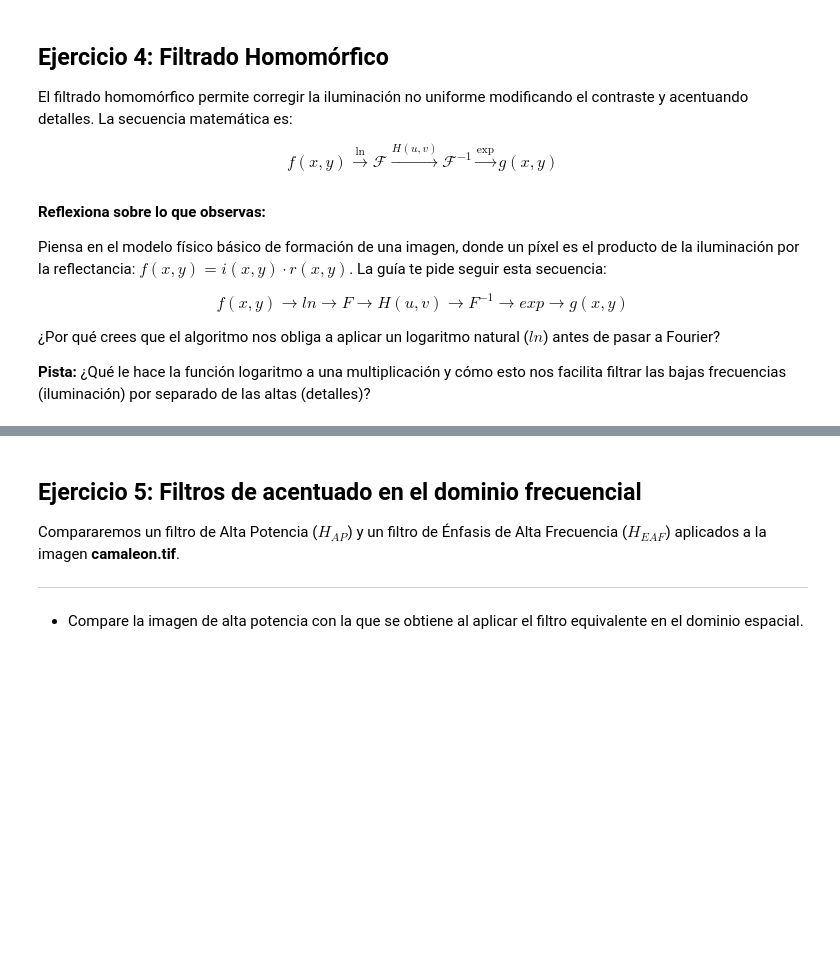
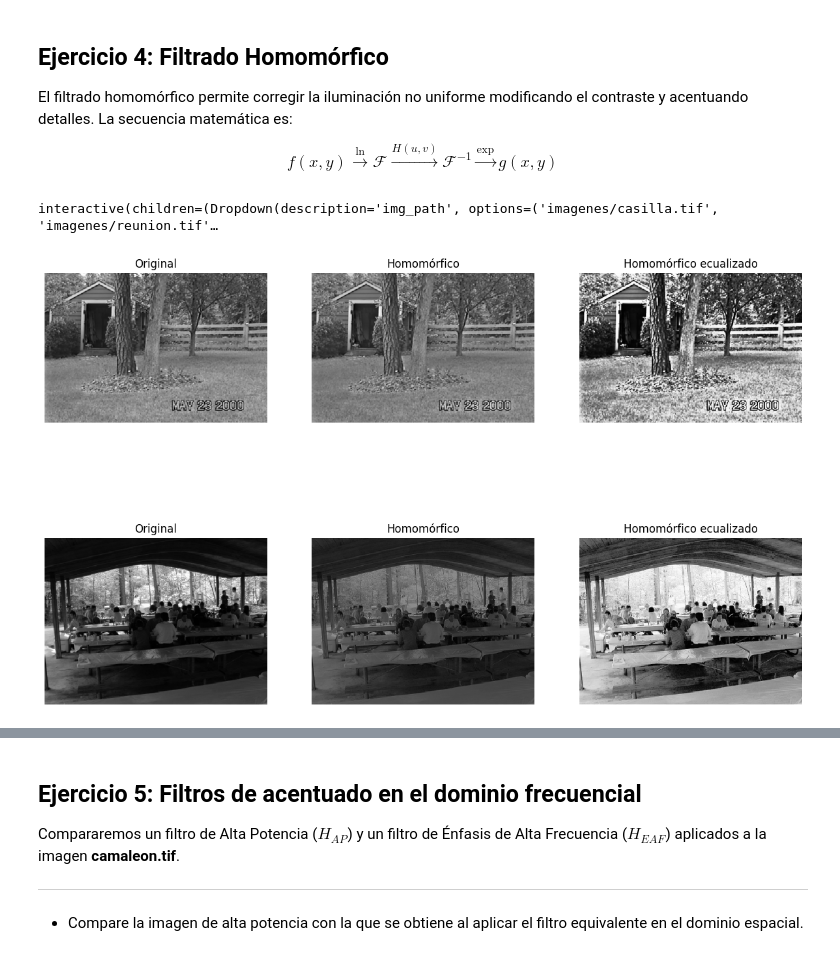
Before and after one commit to Lucasa98/pdi-2026, a Jupyter notebook: practica/tp5.ipynb, the cells around one changed output, grey strips where cells are left out. Drawn from its saved outputs; the diff is of its cells as text; code cells hidden in the pictures; blank space fills up the shorter version.

```diff
--- a/practica/tp5.ipynb
+++ b/practica/tp5.ipynb
@@ -354,11 +296,52 @@ interact(filtrado_homomorfico,
-# %% [markdown]
-**Reflexiona sobre lo que observas:**
-
- Piensa en el modelo fı́sico básico de formación de una imagen, donde un píxel es el producto de la iluminación por la reflectancia: $f(x,y)=i(x,y)⋅r(x,y)$.
-La guía te pide seguir esta secuencia:
-
-$$f(x,y)→ln→F→H(u,v)→F^{-1}→exp→g(x,y)$$
-
-¿Por qué crees que el algoritmo nos obliga a aplicar un logaritmo natural ($ln$) antes de pasar a Fourier?
-
-**Pista:** ¿Qué le hace la función logaritmo a una multiplicación y cómo esto nos facilita filtrar las bajas frecuencias (iluminación) por separado de las altas (detalles)?
+# %%
+# Filtrado Homomórfico
+
+def filtrado_homomorfico(img_path, gH=1.5, gL=0.5, D0=30, c=1.0):
+    img = cv2.imread(img_path, cv2.IMREAD_GRAYSCALE)
+    if img is None: return f"Carga la imagen '{img_path}'" [6]
+
+    img_homomorfica = helpers.apply_homomorfica(img, gH, gL, D0, c)
+
+    # --- Comparación con Ecualización Global ---
+    img_ecualizada = cv2.equalizeHist(img)
+
+    fig, ax = plt.subplots(1, 3, figsize=(15, 5))
+    ax[0].imshow(img, cmap='gray'); ax[0].set_title("Original")
+    ax[1].imshow(img_ecualizada, cmap='gray'); ax[1].set_title("Ecualización Pura")
+    ax[2].imshow(img_homomorfica, cmap='gray'); ax[2].set_title(f"Homomórfico (gH={gH}, gL={gL})")
+    for axi in ax: axi.axis('off')
+    plt.show();
+
+# Interfaz interactiva.
+# TODO: Probar con 'casilla.tif' y 'reunion.tif' variando parámetros.
+interact(filtrado_homomorfico,
+         img_path=['imagenes/casilla.tif', 'imagenes/reunion.tif'],
+         gH=FloatSlider(min=0.1, max=3.0, step=0.1, value=1.5),
+         gL=FloatSlider(min=0.1, max=1.0, step=0.1, value=0.5),
+         D0=IntSlider(min=1, max=150, step=1, value=30),
+         c=FloatSlider(min=0.5, max=20.0, step=0.5, value=1.0));
+# %% [output]
+interactive(children=(Dropdown(description='img_path', options=('imagenes/casilla.tif', 'imagenes/reunion.tif'…
+# %%
+casilla = cv2.imread('imagenes/casilla.tif', cv2.IMREAD_GRAYSCALE)
+reunion = cv2.imread('imagenes/reunion.tif', cv2.IMREAD_GRAYSCALE)
+
+gH_casilla, gL_casilla, D0_casilla, c_casilla = 0.9, 0.60, 39, 20
+gH_reunion, gL_reunion, D0_reunion, c_reunion = 1.0, 0.4, 120, 0.5
+
+casilla_homomorfica = helpers.apply_homomorfica(casilla, gH_casilla, gL_casilla, D0_casilla, c_casilla)
+reunion_homomorfica = helpers.apply_homomorfica(reunion, gH_reunion, gL_reunion, D0_reunion, c_reunion)
+
+casilla_homomorfica_eq = cv2.equalizeHist(casilla_homomorfica)
+reunion_homomorfica_eq = cv2.equalizeHist(reunion_homomorfica)
+
+fig, ax = plt.subplots(2, 3, figsize=(15, 10))
+ax[0][0].imshow(casilla, cmap='gray'); ax[0][0].set_title("Original"); ax[0][0].axis('off')
+ax[0][1].imshow(casilla_homomorfica, cmap='gray'); ax[0][1].set_title("Homomórfico"); ax[0][1].axis('off')
+ax[0][2].imshow(casilla_homomorfica_eq, cmap='gray'); ax[0][2].set_title("Homomórfico ecualizado"); ax[0][2].axis('off')
+ax[1][0].imshow(reunion, cmap='gray'); ax[1][0].set_title("Original"); ax[1][0].axis('off')
+ax[1][1].imshow(reunion_homomorfica, cmap='gray'); ax[1][1].set_title("Homomórfico"); ax[1][1].axis('off')
+ax[1][2].imshow(reunion_homomorfica_eq, cmap='gray'); ax[1][2].set_title("Homomórfico ecualizado"); ax[1][2].axis('off')
+plt.show();
+# %% [output]
+[figure, added]
```
Also changed, not shown: parts of 17 cells of this notebook, 4 other files.
